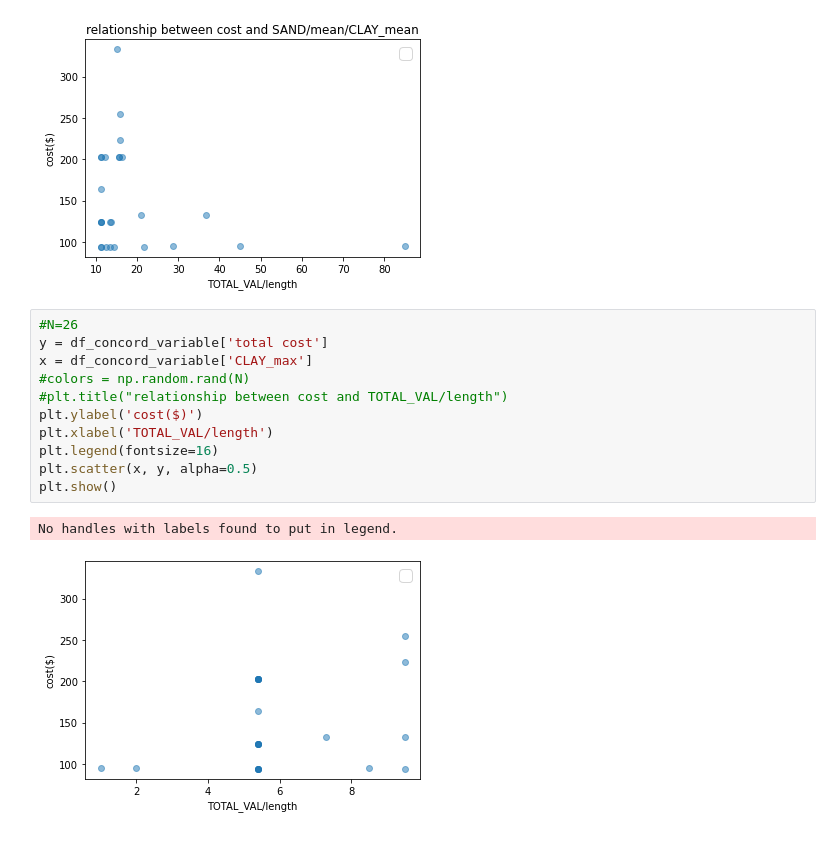
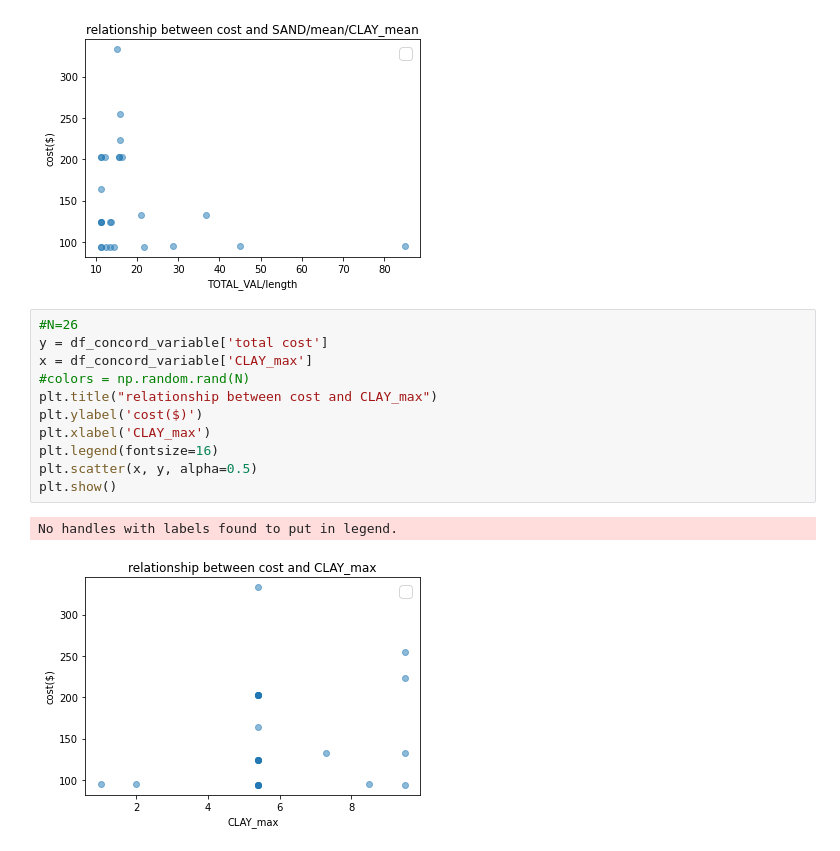
Before and after one commit to narslab/project-groundwork, a Jupyter notebook: bin/jupyter/plots-relationship between cost and variables.ipynb, the cells around one changed output. Cells and saved outputs as stored; diff of their text form.

```diff
--- a/bin/jupyter/plots-relationship between cost and variables.ipynb
+++ b/bin/jupyter/plots-relationship between cost and variables.ipynb
@@ -213,17 +213,17 @@ No handles with labels found to put in legend.
 # %%
 #N=26
 y = df_concord_variable['total cost']
 x = df_concord_variable['CLAY_max']
 #colors = np.random.rand(N)
-#plt.title("relationship between cost and TOTAL_VAL/length")
+plt.title("relationship between cost and CLAY_max")
 plt.ylabel('cost($)')
-plt.xlabel('TOTAL_VAL/length')
+plt.xlabel('CLAY_max')
 plt.legend(fontsize=16)
 plt.scatter(x, y, alpha=0.5)
 plt.show()
 # %% [output]
 No handles with labels found to put in legend.
-[figure, old version]
+[figure, new version]
 # %%
 #N=26
 y = df_concord_variable['total cost']
```
Also changed, not shown: parts of 8 cells of this notebook, 2 other files.
